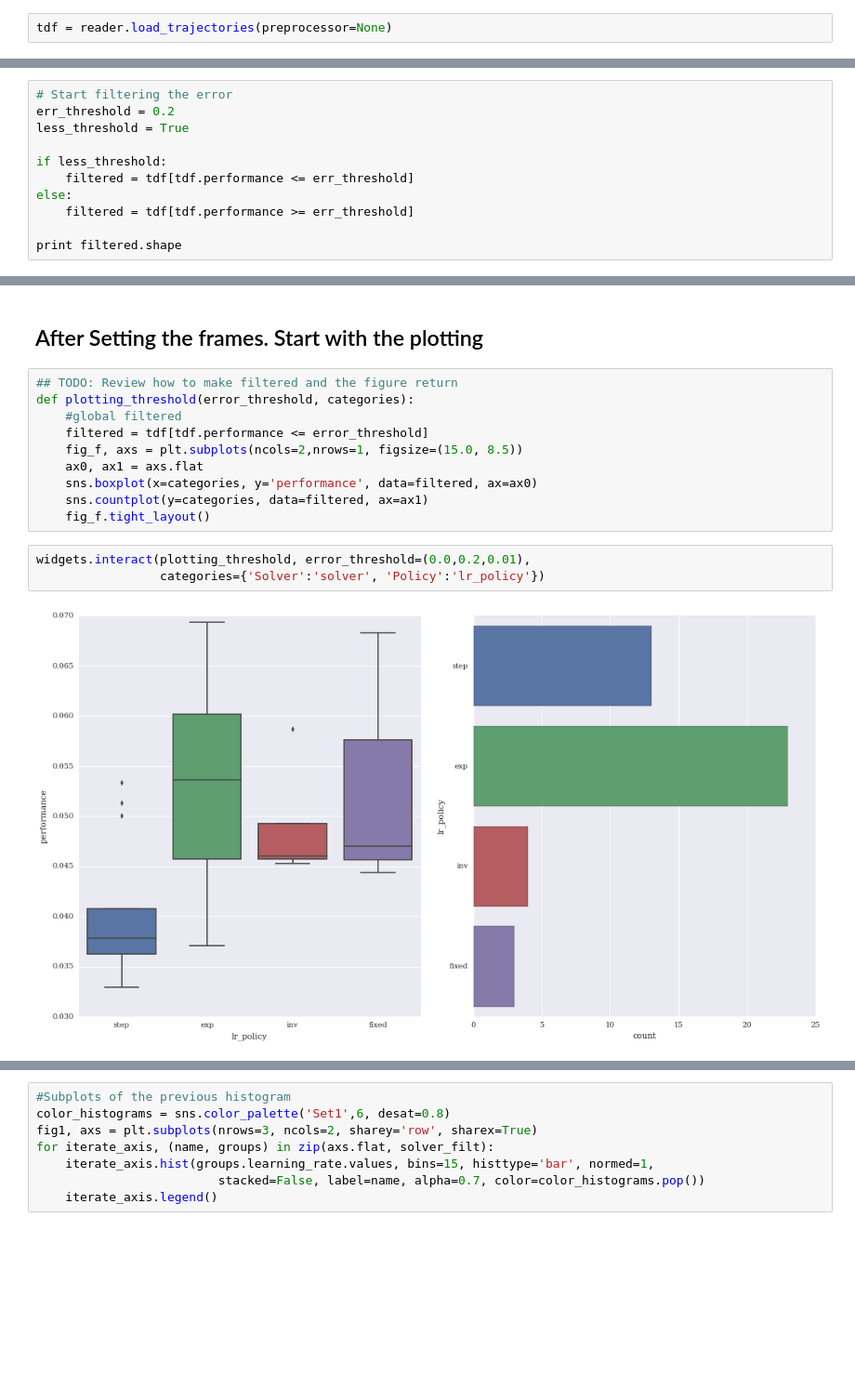
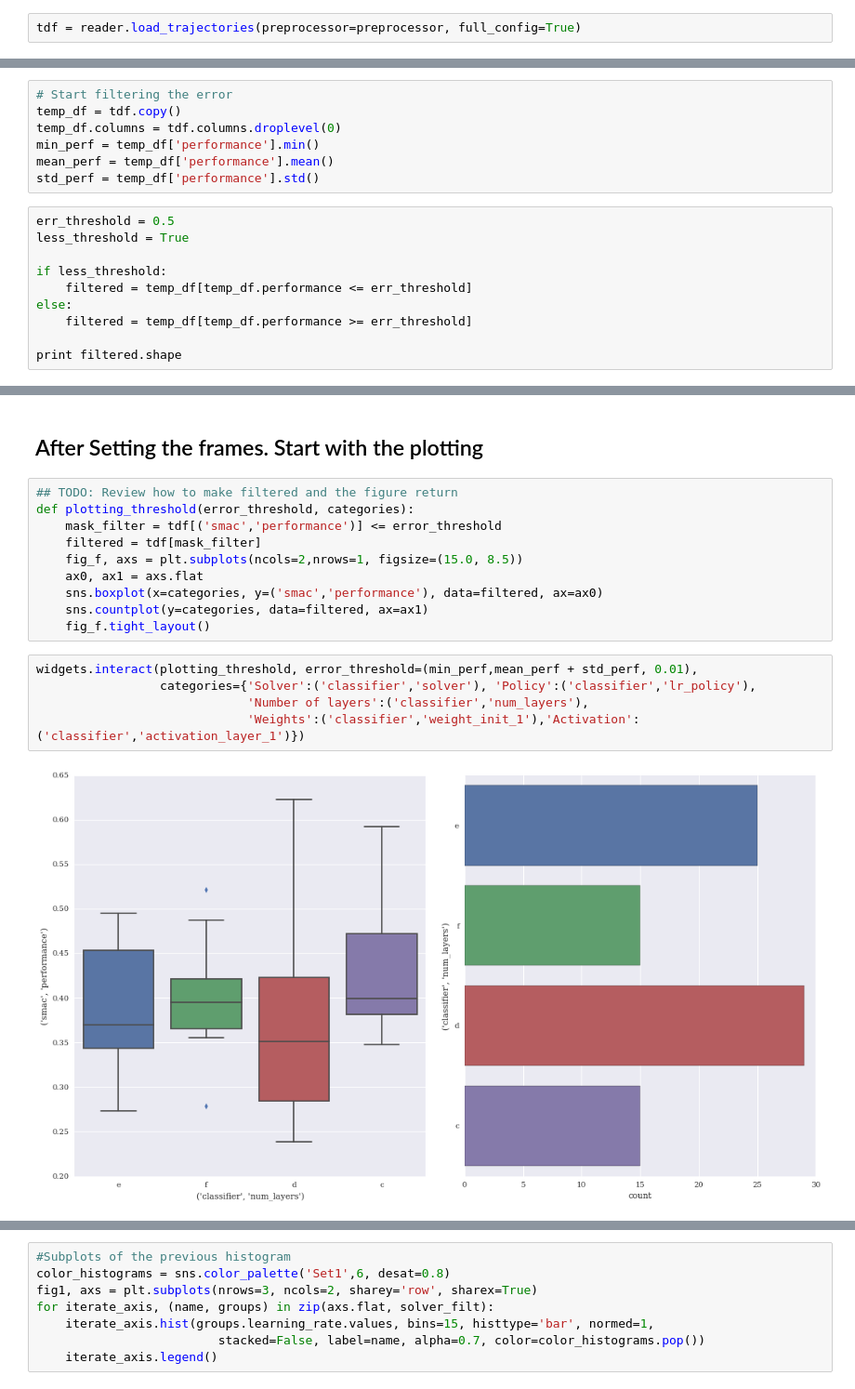
Before and after one commit to hmendozap/master-arbeit-projects, a Jupyter notebook: plotting_param_distros/Trajectory_Configs_Plots.ipynb, the cells around one changed output, grey strips where cells are left out. Shown: that part at 93% size. Saved outputs shown, nothing was run; the diff lists cells and outputs as text; blank space fills up the shorter version.

Commit message:
New paramaters distros for full configs

```diff
--- a/plotting_param_distros/Trajectory_Configs_Plots.ipynb
+++ b/plotting_param_distros/Trajectory_Configs_Plots.ipynb
@@ -25,4 +31,4 @@ traj_file = os.path.join(data_dir, dataset, preprocessor, dataset, fline)
 # %%
 reader = cr.ConfigReader(data_dir=data_dir, dataset=dataset)
 # %%
-tdf = reader.load_trajectories(preprocessor=None)
+tdf = reader.load_trajectories(preprocessor=preprocessor, full_config=True)
@@ -52,12 +48,18 @@ plt.show()
+# %%
+# Start filtering the error
+temp_df = tdf.copy()
+temp_df.columns = tdf.columns.droplevel(0)
+min_perf = temp_df['performance'].min()
+mean_perf = temp_df['performance'].mean()
+std_perf = temp_df['performance'].std()
 # %%
-# Start filtering the error
-err_threshold = 0.2
+err_threshold = 0.5
 less_threshold = True
 
 if less_threshold:
-    filtered = tdf[tdf.performance <= err_threshold]
+    filtered = temp_df[temp_df.performance <= err_threshold]
 else:
-    filtered = tdf[tdf.performance >= err_threshold]
+    filtered = temp_df[temp_df.performance >= err_threshold]
 
 print filtered.shape
 # %% [output]
@@ -67,17 +72,19 @@ print filtered.shape
 # %%
 ## TODO: Review how to make filtered and the figure return
 def plotting_threshold(error_threshold, categories):
-    #global filtered
-    filtered = tdf[tdf.performance <= error_threshold]
+    mask_filter = tdf[('smac','performance')] <= error_threshold
+    filtered = tdf[mask_filter]
     fig_f, axs = plt.subplots(ncols=2,nrows=1, figsize=(15.0, 8.5))
     ax0, ax1 = axs.flat
-    sns.boxplot(x=categories, y='performance', data=filtered, ax=ax0)
+    sns.boxplot(x=categories, y=('smac','performance'), data=filtered, ax=ax0)
     sns.countplot(y=categories, data=filtered, ax=ax1)
     fig_f.tight_layout()
 # %%
-widgets.interact(plotting_threshold, error_threshold=(0.0,0.2,0.01),
-                 categories={'Solver':'solver', 'Policy':'lr_policy'})
+widgets.interact(plotting_threshold, error_threshold=(min_perf,mean_perf + std_perf, 0.01),
+                 categories={'Solver':('classifier','solver'), 'Policy':('classifier','lr_policy'),
+                             'Number of layers':('classifier','num_layers'),
+                             'Weights':('classifier','weight_init_1'),'Activation':('classifier','activation_layer_1')})
 # %% [output]
-[figure, old version]
+[figure, new version]
 # %%
 # Create the grouping of the filtered DF
```
Also changed, not shown: parts of 28 cells of this notebook, 1 other file.
